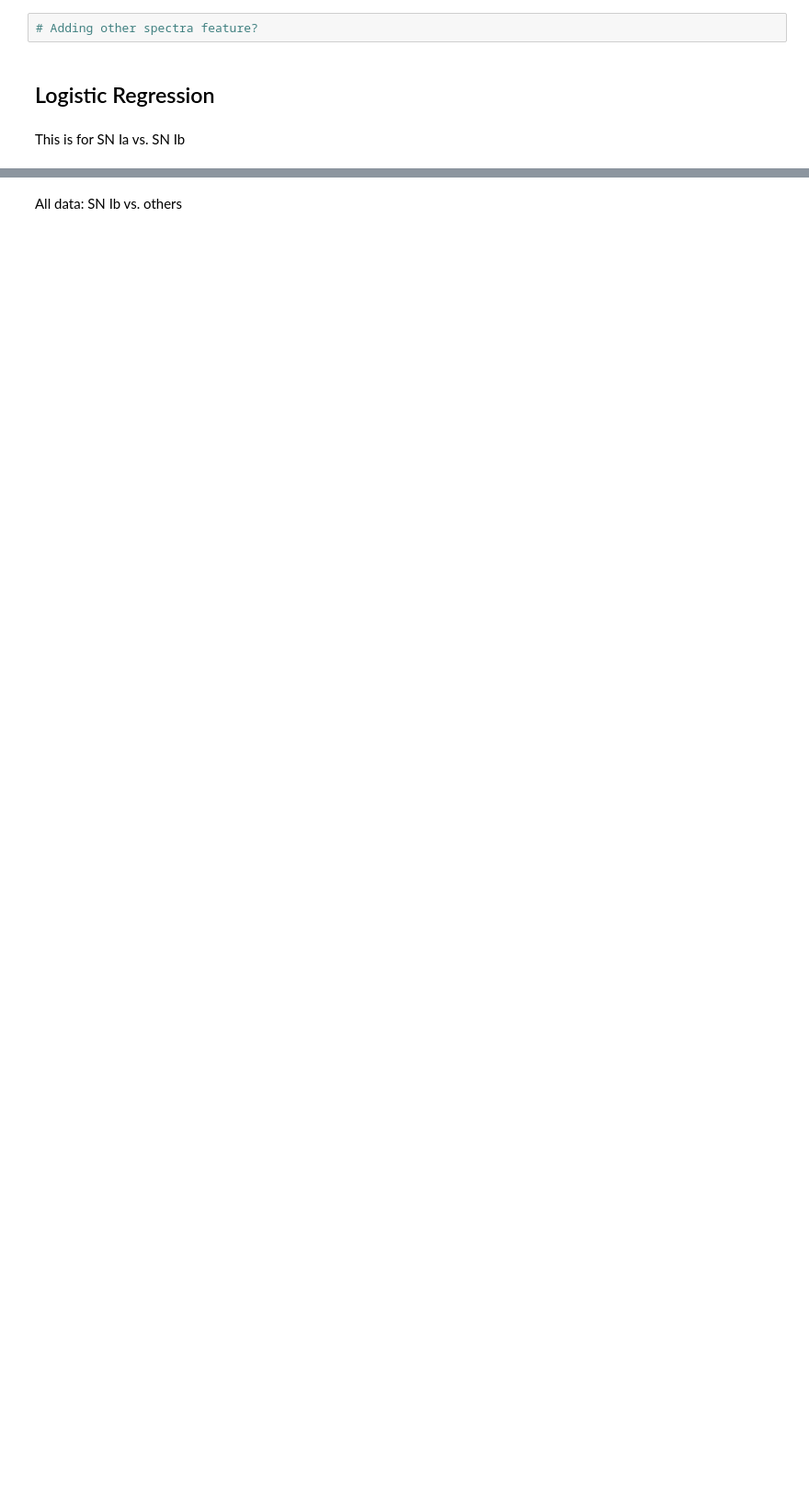
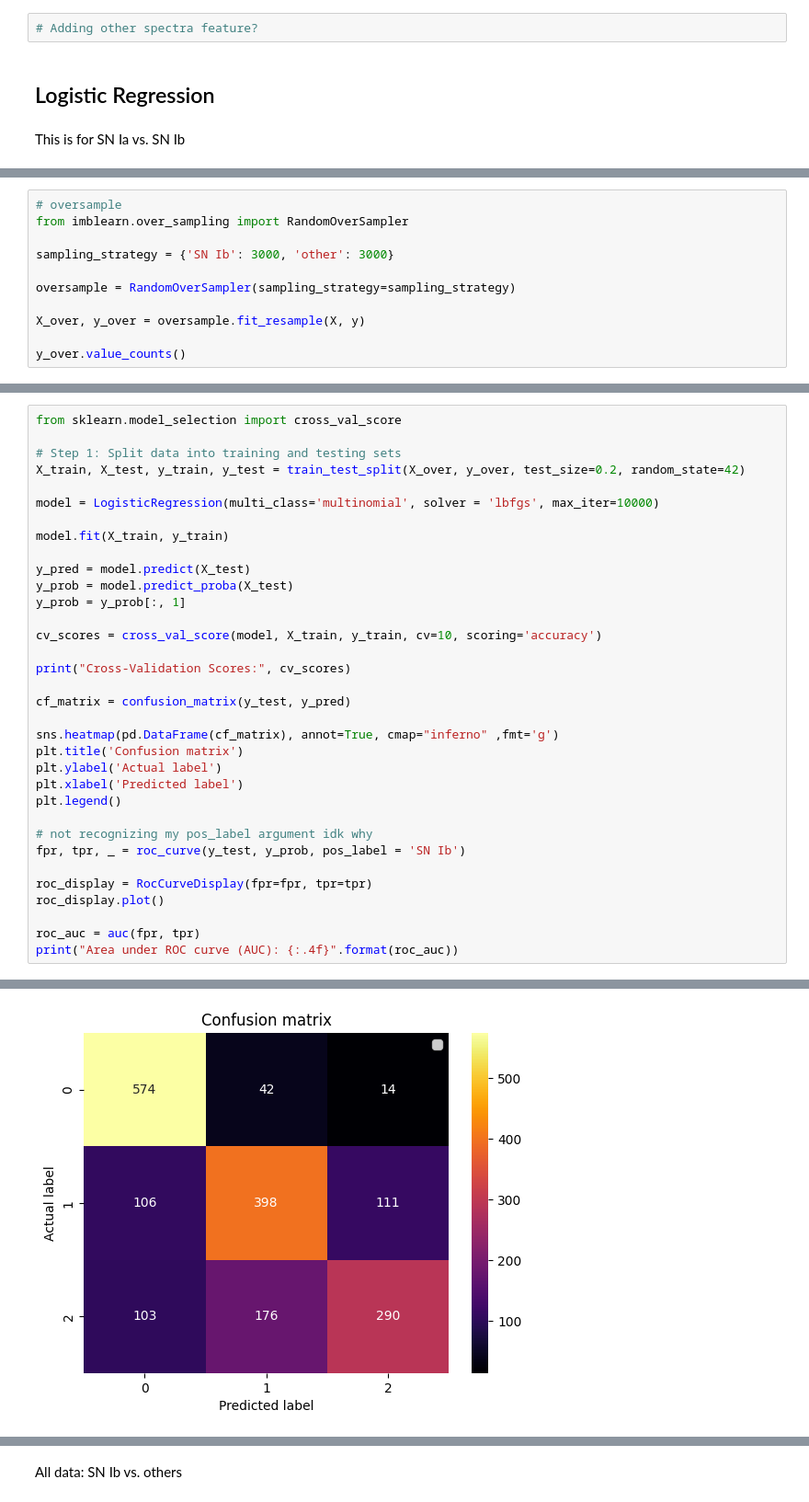
Before and after one commit to abbystokes/AST8581_FinalProject, a Jupyter notebook: Final_Project.ipynb, the cells around one changed output, grey strips where cells are left out. Shown at 92% size. Drawn from its saved outputs; the diff is of its cells as text; blank space fills up the shorter version.

```diff
--- a/Final_Project.ipynb
+++ b/Final_Project.ipynb
@@ -519,0 +585,11 @@ Area under ROC curve (AUC): 0.8659
+# %%
+# oversample
+from imblearn.over_sampling import RandomOverSampler
+
+sampling_strategy = {'SN Ib': 3000, 'other': 3000}
+
+oversample = RandomOverSampler(sampling_strategy=sampling_strategy)
+
+X_over, y_over = oversample.fit_resample(X, y)
+
+y_over.value_counts()
@@ -519,0 +602,35 @@ Area under ROC curve (AUC): 0.8659
+# %%
+from sklearn.model_selection import cross_val_score
+
+# Step 1: Split data into training and testing sets
+X_train, X_test, y_train, y_test = train_test_split(X_over, y_over, test_size=0.2, random_state=42)
+
+model = LogisticRegression(multi_class='multinomial', solver = 'lbfgs', max_iter=10000)
+
+model.fit(X_train, y_train)
+
+y_pred = model.predict(X_test)
+y_prob = model.predict_proba(X_test)
+y_prob = y_prob[:, 1]
+
+cv_scores = cross_val_score(model, X_train, y_train, cv=10, scoring='accuracy')
+
+print("Cross-Validation Scores:", cv_scores)
+
+cf_matrix = confusion_matrix(y_test, y_pred)
+
+sns.heatmap(pd.DataFrame(cf_matrix), annot=True, cmap="inferno" ,fmt='g')
+plt.title('Confusion matrix')
+plt.ylabel('Actual label')
+plt.xlabel('Predicted label')
+plt.legend()
+
+# not recognizing my pos_label argument idk why
+fpr, tpr, _ = roc_curve(y_test, y_prob, pos_label = 'SN Ib')
+
+roc_display = RocCurveDisplay(fpr=fpr, tpr=tpr)
+roc_display.plot()
+
+roc_auc = auc(fpr, tpr)
+print("Area under ROC curve (AUC): {:.4f}".format(roc_auc))
+# %% [output]
@@ -519,0 +642 @@ Area under ROC curve (AUC): 0.8659
+[figure, added]
```
Also changed, not shown: parts of 13 cells of this notebook.
